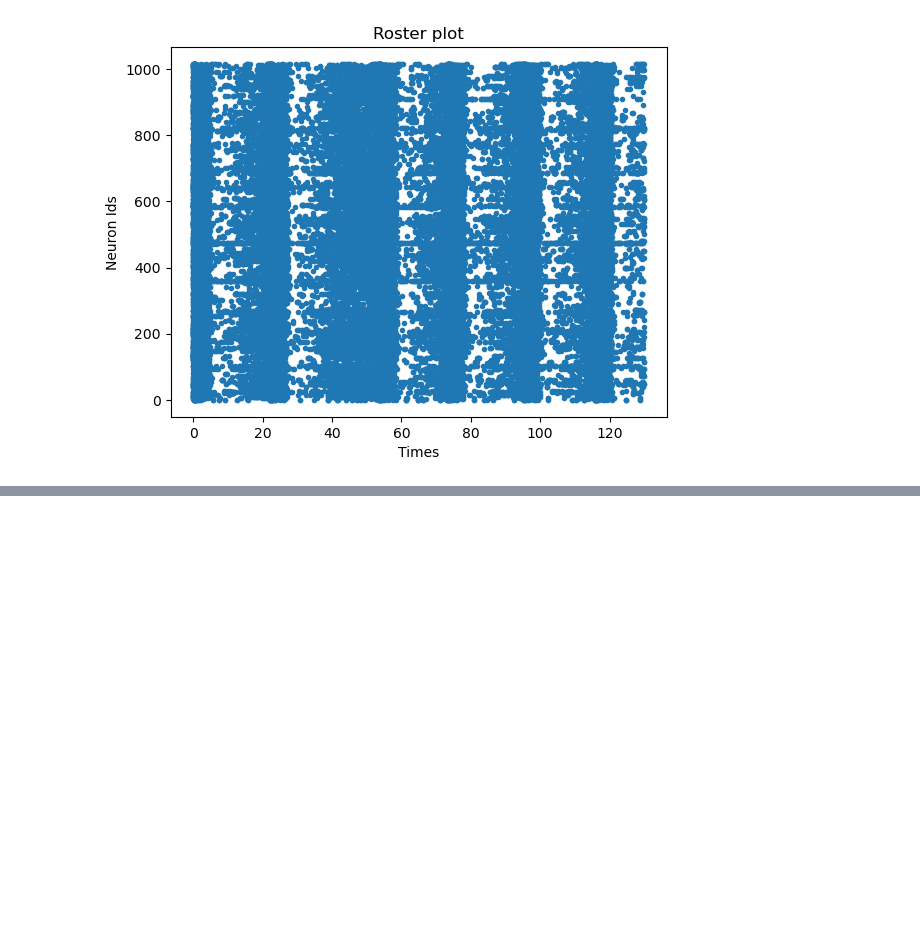
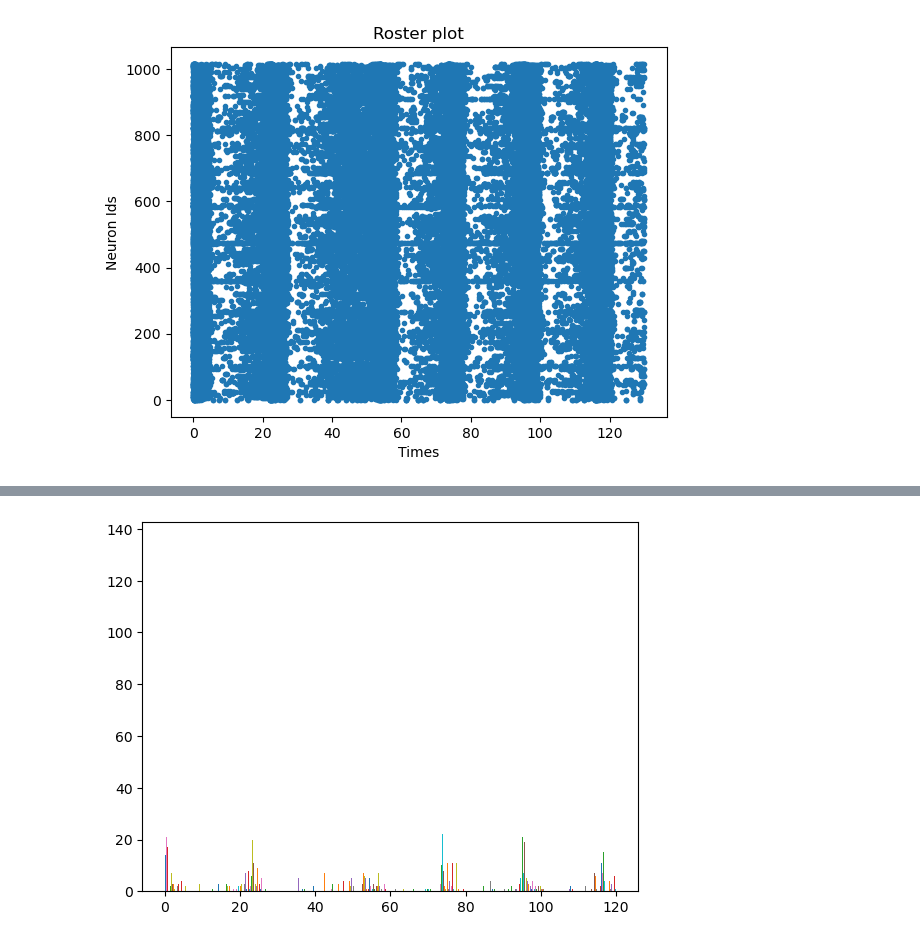
Before and after one commit to osflo/gp-sde, a Jupyter notebook: Data/Load_data.ipynb, the cells around one changed output, grey strips where cells are left out. Cells and saved outputs as stored; diff of their text form; code cells hidden in the pictures; blank space fills up the shorter version.

```diff
--- a/Data/Load_data.ipynb
+++ b/Data/Load_data.ipynb
@@ -43,0 +79,5 @@ Load_plot_data.roster_plot(ids,times,130,'.')
+# %%
+plt.hist(Yspike,bins=120,histtype='bar')
+plt.show()
+# %% [output]
+[figure, added]
```
Also changed, not shown: parts of 9 cells of this notebook, 1 other file.
